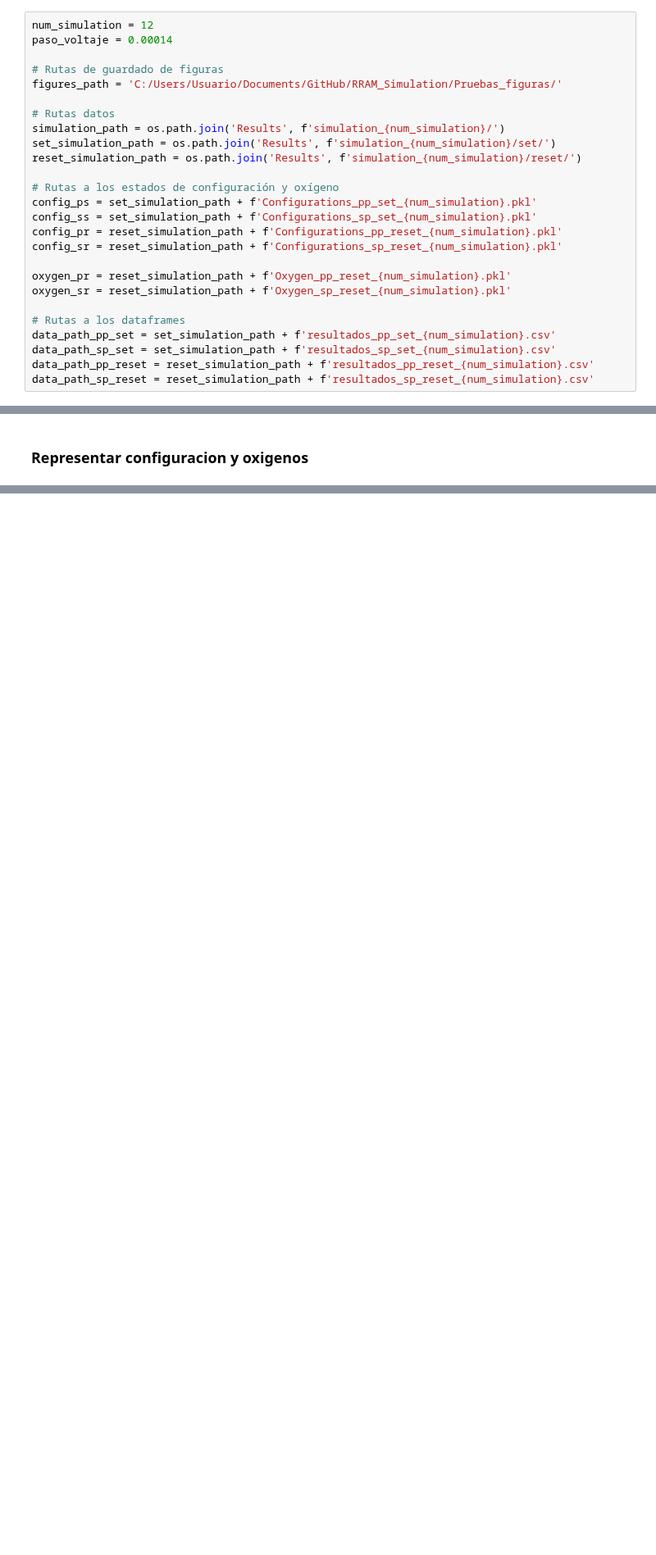
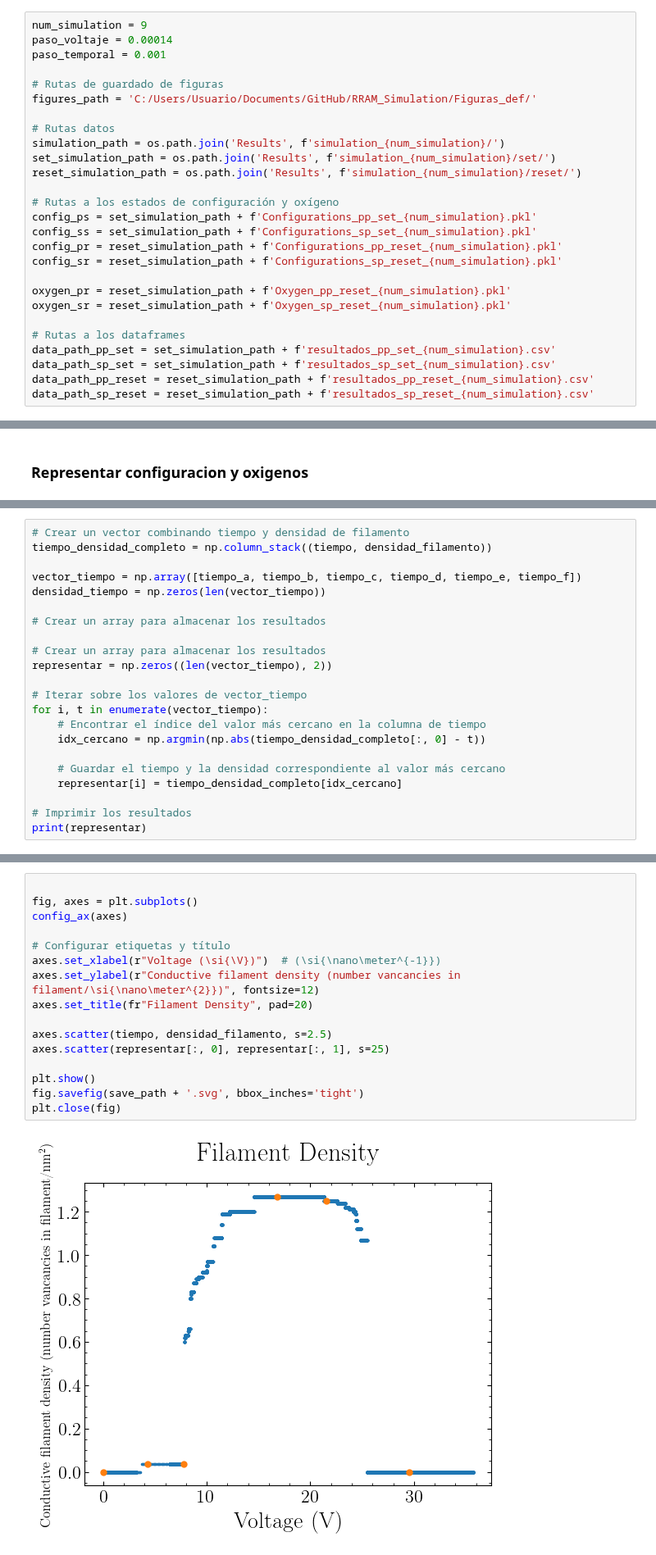
Before and after one commit to LabL4/RRAM_Simulation, a Jupyter notebook: graficas_finales.ipynb, the cells around one changed output, grey strips where cells are left out. Shown at 82% size. Saved outputs shown, nothing was run; the diff lists cells and outputs as text; blank space fills up the shorter version.

Commit message:
densidad filamento

```diff
--- a/graficas_finales.ipynb
+++ b/graficas_finales.ipynb
@@ -21,11 +21,12 @@ The autoreload extension is already loaded. To reload it, use:
 # %% [markdown]
 #### Rutas
 # %%
-num_simulation = 12
+num_simulation = 9
 paso_voltaje = 0.00014
+paso_temporal = 0.001
 
 # Rutas de guardado de figuras
-figures_path = 'C:/Users/Usuario/Documents/GitHub/RRAM_Simulation/Pruebas_figuras/'
+figures_path = 'C:/Users/Usuario/Documents/GitHub/RRAM_Simulation/Figuras_def/'
 
 # Rutas datos
 simulation_path = os.path.join('Results', f'simulation_{num_simulation}/')
@@ -398,0 +465,22 @@ RepresentateTwoStates(data_config_sr[7000], data_oxygen_pr[7000], 7000, paso_vol
+# %%
+# Crear un vector combinando tiempo y densidad de filamento
+tiempo_densidad_completo = np.column_stack((tiempo, densidad_filamento))
+
+vector_tiempo = np.array([tiempo_a, tiempo_b, tiempo_c, tiempo_d, tiempo_e, tiempo_f])
+densidad_tiempo = np.zeros(len(vector_tiempo))
+
+# Crear un array para almacenar los resultados
+
+# Crear un array para almacenar los resultados
+representar = np.zeros((len(vector_tiempo), 2))
+
+# Iterar sobre los valores de vector_tiempo
+for i, t in enumerate(vector_tiempo):
+    # Encontrar el índice del valor más cercano en la columna de tiempo
+    idx_cercano = np.argmin(np.abs(tiempo_densidad_completo[:, 0] - t))
+
+    # Guardar el tiempo y la densidad correspondiente al valor más cercano
+    representar[i] = tiempo_densidad_completo[idx_cercano]
+
+# Imprimir los resultados
+print(representar)
@@ -398,0 +494,18 @@ RepresentateTwoStates(data_config_sr[7000], data_oxygen_pr[7000], 7000, paso_vol
+# %%
+
+fig, axes = plt.subplots()
+config_ax(axes)
+
+# Configurar etiquetas y título
+axes.set_xlabel(r"Voltage (\si{\V})")  # (\si{\nano\meter^{-1}})
+axes.set_ylabel(r"Conductive filament density (number vancancies in filament/\si{\nano\meter^{2}})", fontsize=12)
+axes.set_title(fr"Filament Density", pad=20)
+
+axes.scatter(tiempo, densidad_filamento, s=2.5)
+axes.scatter(representar[:, 0], representar[:, 1], s=25)
+
+plt.show()
+fig.savefig(save_path + '.svg', bbox_inches='tight')
+plt.close(fig)
+# %% [output]
+[figure, added]
```
Also changed, not shown: parts of 11 cells of this notebook, 13 other files.
